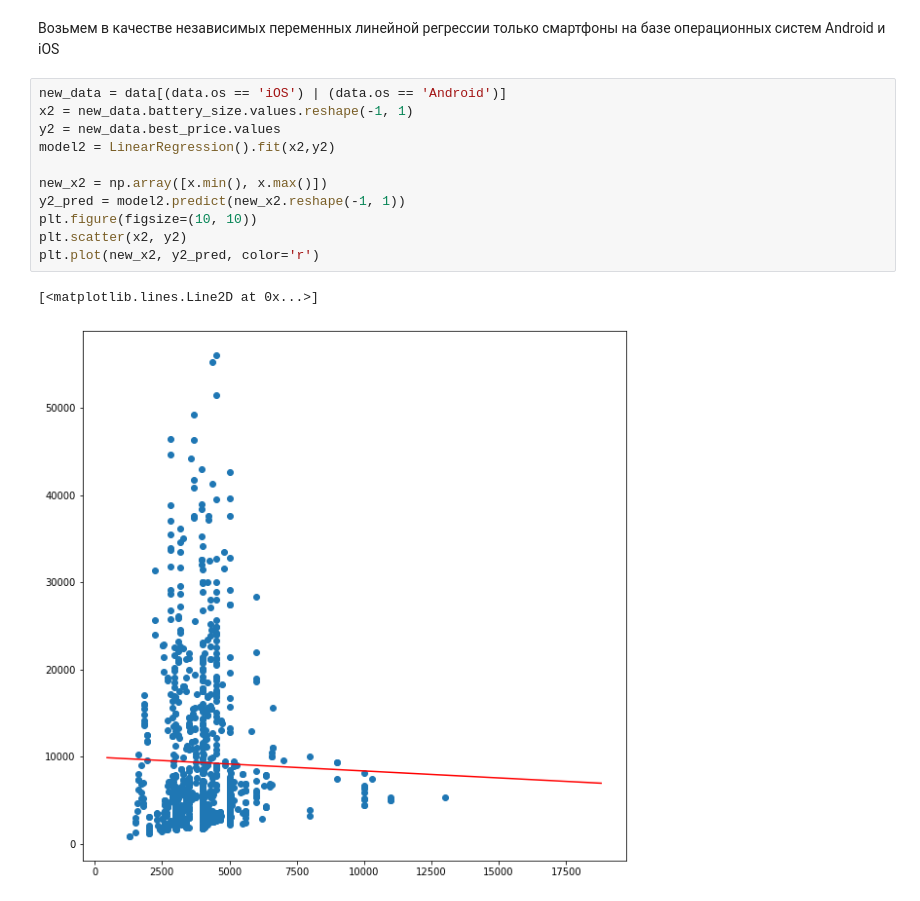
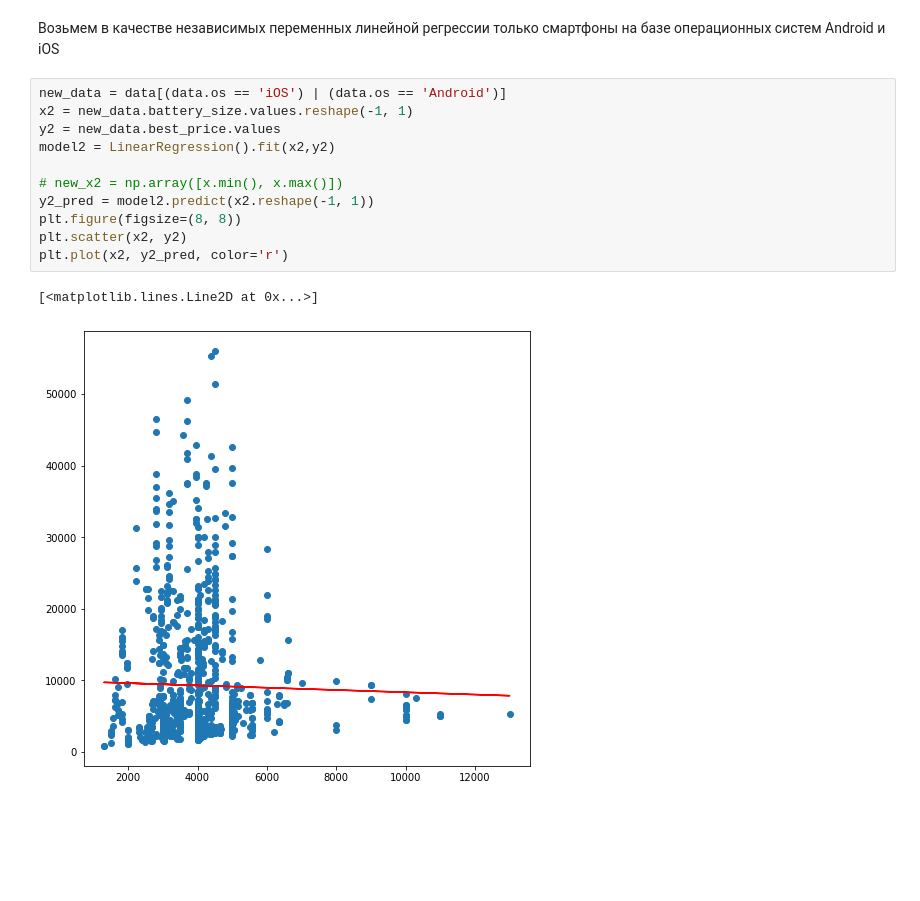
Before and after one commit to kiotokio/IDP, a Jupyter notebook: LinearRegression.ipynb, the cells around one changed output. Drawn from its saved outputs; the diff is of its cells as text; blank space fills up the shorter version.

```diff
--- a/LinearRegression.ipynb
+++ b/LinearRegression.ipynb
@@ -25,14 +27,14 @@ plt.plot(new_x, y_pred, color='r')
 # %%
 new_data = data[(data.os == 'iOS') | (data.os == 'Android')]
 x2 = new_data.battery_size.values.reshape(-1, 1)
 y2 = new_data.best_price.values
 model2 = LinearRegression().fit(x2,y2)
 
-new_x2 = np.array([x.min(), x.max()])
-y2_pred = model2.predict(new_x2.reshape(-1, 1))
-plt.figure(figsize=(10, 10))
+# new_x2 = np.array([x.min(), x.max()])
+y2_pred = model2.predict(x2.reshape(-1, 1))
+plt.figure(figsize=(8, 8))
 plt.scatter(x2, y2)
-plt.plot(new_x2, y2_pred, color='r')
+plt.plot(x2, y2_pred, color='r')
 # %% [output]
 [<matplotlib.lines.Line2D at 0x...>]
-[figure, old version]
+[figure, new version]
```
Also changed, not shown: parts of 6 cells of this notebook.
